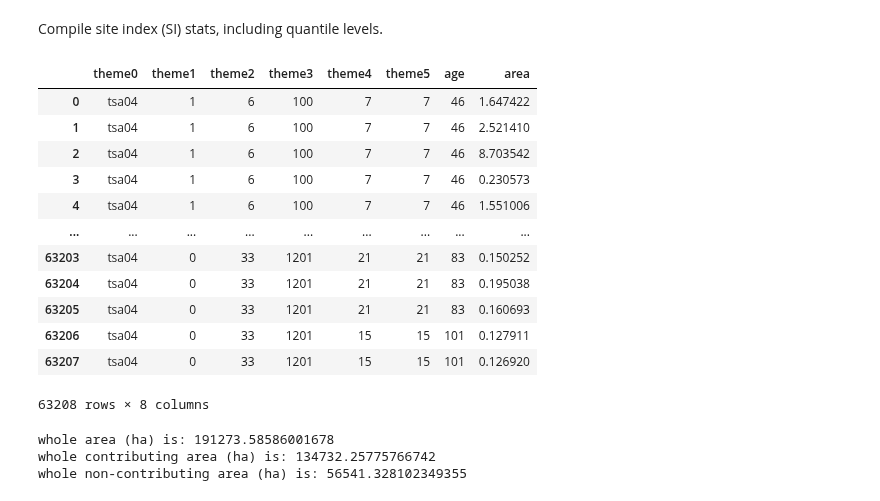
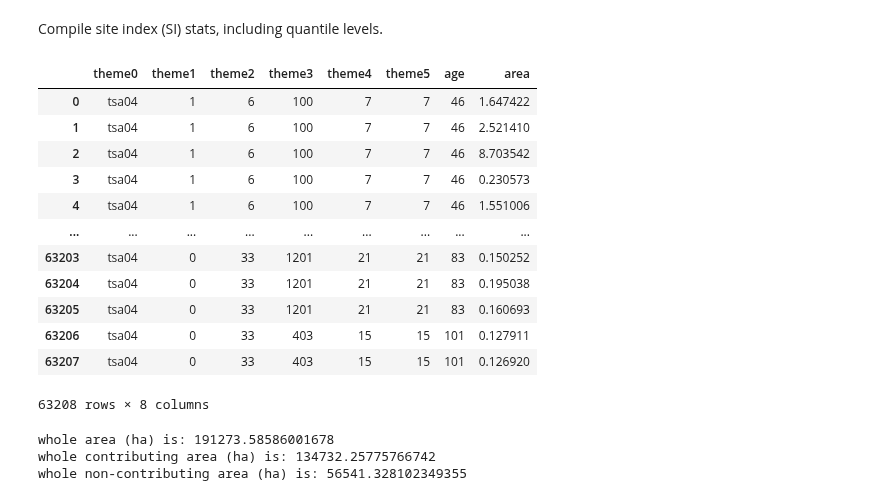
Before and after one commit to UBC-FRESH/nbds_mining, a Jupyter notebook: 00_woodstock_files_goldenbear.ipynb, the cells around one changed output. Saved outputs shown, nothing was run; the diff lists cells and outputs as text; code cells hidden in the pictures.

```diff
--- a/00_woodstock_files_goldenbear.ipynb
+++ b/00_woodstock_files_goldenbear.ipynb
@@ -240,33 +240,35 @@ for index, row in stands_.iterrows():
 
 # Add the new column 'au_vdyp' to the second DataFrame with the extracted values
 stands_['au_vdyp'] = au_vdyp_values
+# %%
+stands_[['BEC_zone_matched', 'species_matched']] = stands_['stratum_matched'].str.split('_', expand=True)
 # %%
-columns_to_keep = ['TSA_NUMBER', 'contclass', 'Age_2023', 'AU', 'geometry', 'SPECIES_CD', 'au_vdyp']
+columns_to_keep = ['TSA_NUMBER', 'contclass', 'Age_2023', 'AU', 'geometry', 'species_matched', 'au_vdyp']
 stands_mdf = stands_[columns_to_keep].copy()
 stands_mdf.loc[:,'area'] = stands_mdf.geometry.area * 0.0001 # monkey-patch broken area attribute
-stands_mdf =  stands_mdf.rename(columns={'TSA_NUMBER': 'theme0', 'contclass':'theme1', 'AU':'theme2', 'Age_2023':'age', 'SPECIES_CD':'species', 'au_vdyp':'theme5'})
+stands_mdf =  stands_mdf.rename(columns={'TSA_NUMBER': 'theme0', 'contclass':'theme1', 'AU':'theme2', 'Age_2023':'age', 'species_matched':'species', 'au_vdyp':'theme5'})
 stands_mdf['theme0'] = stands_mdf['theme0'].replace({'04': 'tsa04'})
 stands_mdf['theme1'] = stands_mdf['theme1'].replace({'C': 1, 'N': 0})
 stands_mdf = stands_mdf.drop(columns='geometry')
 stands_mdf.insert(4, 'theme3',  stands_mdf['species'].map(canfi_map)) #Burn CANFI species codes into stand data
 stands_mdf['theme3'] = stands_mdf['theme3'].astype(int)
 stands_mdf.drop(columns=['species'], inplace=True)
 stands_mdf.insert(5, 'theme4', stands_mdf['theme5']) # to be filled out with the scpecies code
 stands_mdf.insert(6, 'age', stands_mdf.pop('age'))
 stands_mdf
 # %% [output]
 |  | theme0 | theme1 | theme2 | theme3 | theme4 | theme5 | age | area |
 | 0 | tsa04 | 1 | 6 | 100 | 7 | 7 | 46 | 1.647422 |
 | 1 | tsa04 | 1 | 6 | 100 | 7 | 7 | 46 | 2.521410 |
 | 2 | tsa04 | 1 | 6 | 100 | 7 | 7 | 46 | 8.703542 |
 | 3 | tsa04 | 1 | 6 | 100 | 7 | 7 | 46 | 0.230573 |
 | 4 | tsa04 | 1 | 6 | 100 | 7 | 7 | 46 | 1.551006 |
 | ... | ... | ... | ... | ... | ... | ... | ... | ... |
 | 63203 | tsa04 | 0 | 33 | 1201 | 21 | 21 | 83 | 0.150252 |
 | 63204 | tsa04 | 0 | 33 | 1201 | 21 | 21 | 83 | 0.195038 |
 | 63205 | tsa04 | 0 | 33 | 1201 | 21 | 21 | 83 | 0.160693 |
-| 63206 | tsa04 | 0 | 33 | 1201 | 15 | 15 | 101 | 0.127911 |
-| 63207 | tsa04 | 0 | 33 | 1201 | 15 | 15 | 101 | 0.126920 |
+| 63206 | tsa04 | 0 | 33 | 403 | 15 | 15 | 101 | 0.127911 |
+| 63207 | tsa04 | 0 | 33 | 403 | 15 | 15 | 101 | 0.126920 |
 63208 rows × 8 columns
 # %%
 print('whole area (ha) is:', stands_mdf['area'].sum())
```
Also changed, not shown: parts of 2 cells of this notebook, 15 other files.
